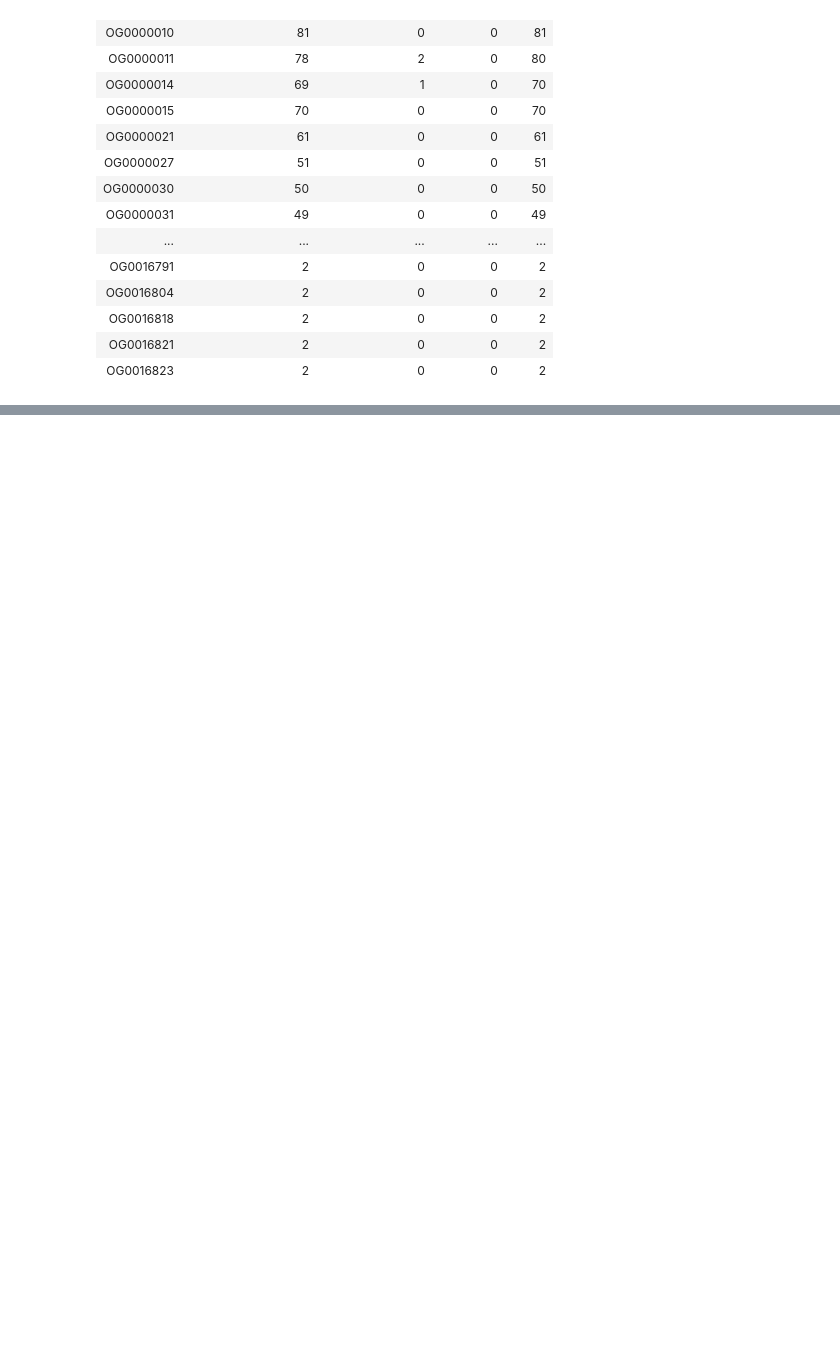
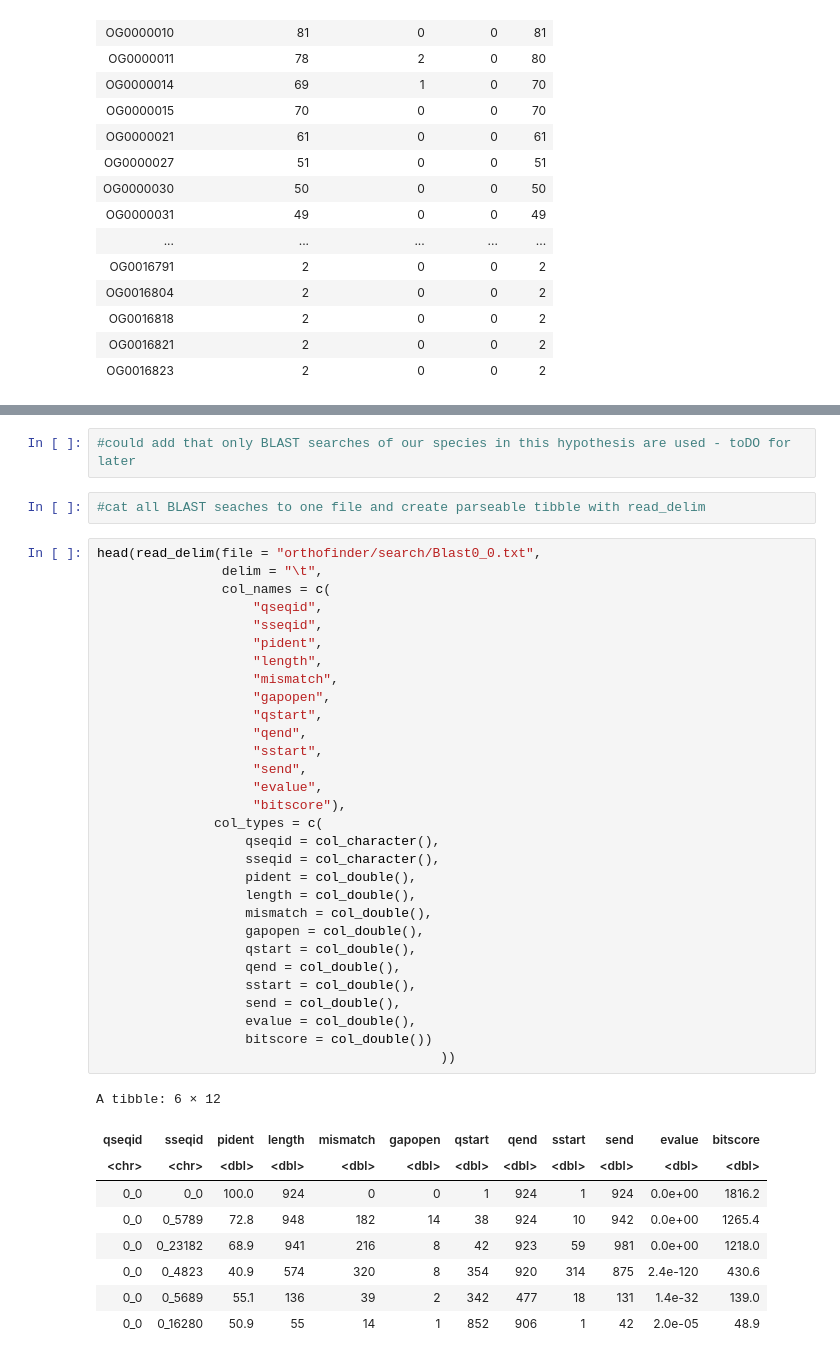
Before and after one commit to tgstoecker/A2TEA.Workflow, a Jupyter notebook: R_expansion.ipynb, the cells around one changed output, grey strips where cells are left out. Drawn from its saved outputs; the diff is of its cells as text; blank space fills up the shorter version.

```diff
--- a/R_expansion.ipynb
+++ b/R_expansion.ipynb
@@ -181,0 +214,44 @@ A data.frame: 2095 × 5
+# %%
+#could add that only BLAST searches of our species in this hypothesis are used - toDO for later
+# %%
+#cat all BLAST seaches to one file and create parseable tibble with read_delim
+# %%
+head(read_delim(file = "orthofinder/search/Blast0_0.txt",
+                delim = "\t",
+                col_names = c(
+                    "qseqid",
+                    "sseqid",
+                    "pident",
+                    "length",
+                    "mismatch",
+                    "gapopen",
+                    "qstart",
+                    "qend",
+                    "sstart",
+                    "send",
+                    "evalue",
+                    "bitscore"),
+               col_types = c(
+                   qseqid = col_character(),
+                   sseqid = col_character(),
+                   pident = col_double(),
+                   length = col_double(),
+                   mismatch = col_double(),
+                   gapopen = col_double(),
+                   qstart = col_double(),
+                   qend = col_double(),
+                   sstart = col_double(),
+                   send = col_double(),
+                   evalue = col_double(),
+                   bitscore = col_double())
+                                            ))
+# %% [output]
+A tibble: 6 × 12
+| qseqid | sseqid | pident | length | mismatch | gapopen | qstart | qend | sstart | send | evalue | bitscore |
+| <chr> | <chr> | <dbl> | <dbl> | <dbl> | <dbl> | <dbl> | <dbl> | <dbl> | <dbl> | <dbl> | <dbl> |
+| 0_0 | 0_0 | 100.0 | 924 | 0 | 0 | 1 | 924 | 1 | 924 | 0.0e+00 | 1816.2 |
+| 0_0 | 0_5789 | 72.8 | 948 | 182 | 14 | 38 | 924 | 10 | 942 | 0.0e+00 | 1265.4 |
+| 0_0 | 0_23182 | 68.9 | 941 | 216 | 8 | 42 | 923 | 59 | 981 | 0.0e+00 | 1218.0 |
+| 0_0 | 0_4823 | 40.9 | 574 | 320 | 8 | 354 | 920 | 314 | 875 | 2.4e-120 | 430.6 |
+| 0_0 | 0_5689 | 55.1 | 136 | 39 | 2 | 342 | 477 | 18 | 131 | 1.4e-32 | 139.0 |
+| 0_0 | 0_16280 | 50.9 | 55 | 14 | 1 | 852 | 906 | 1 | 42 | 2.0e-05 | 48.9 |
```
Also changed, not shown: parts of 14 cells of this notebook.
